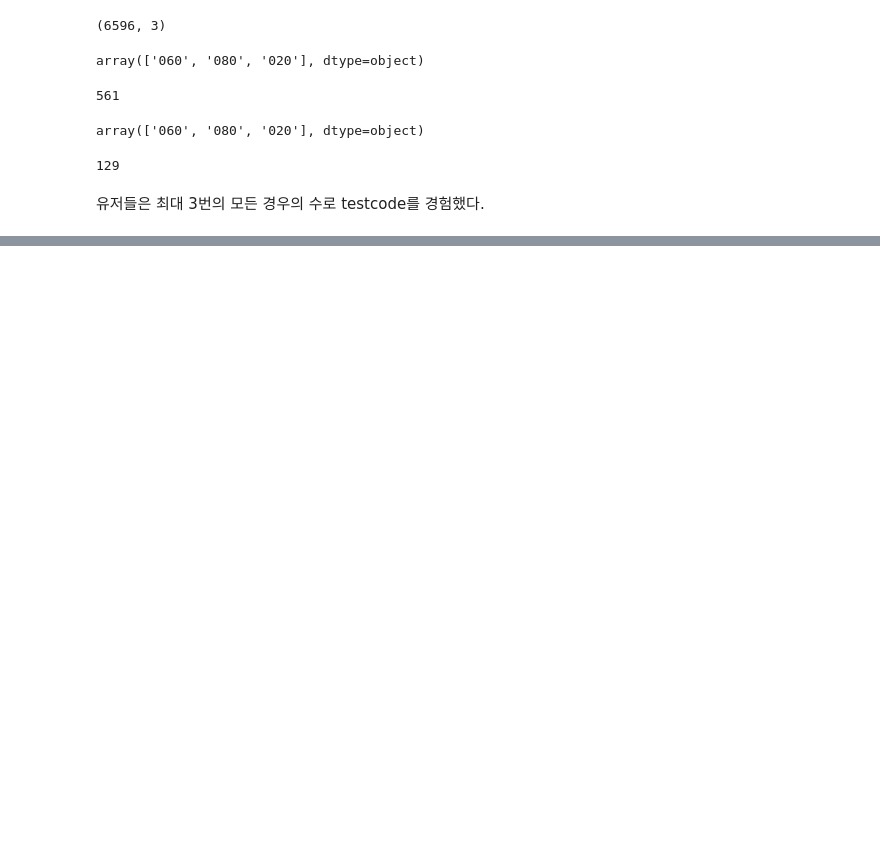
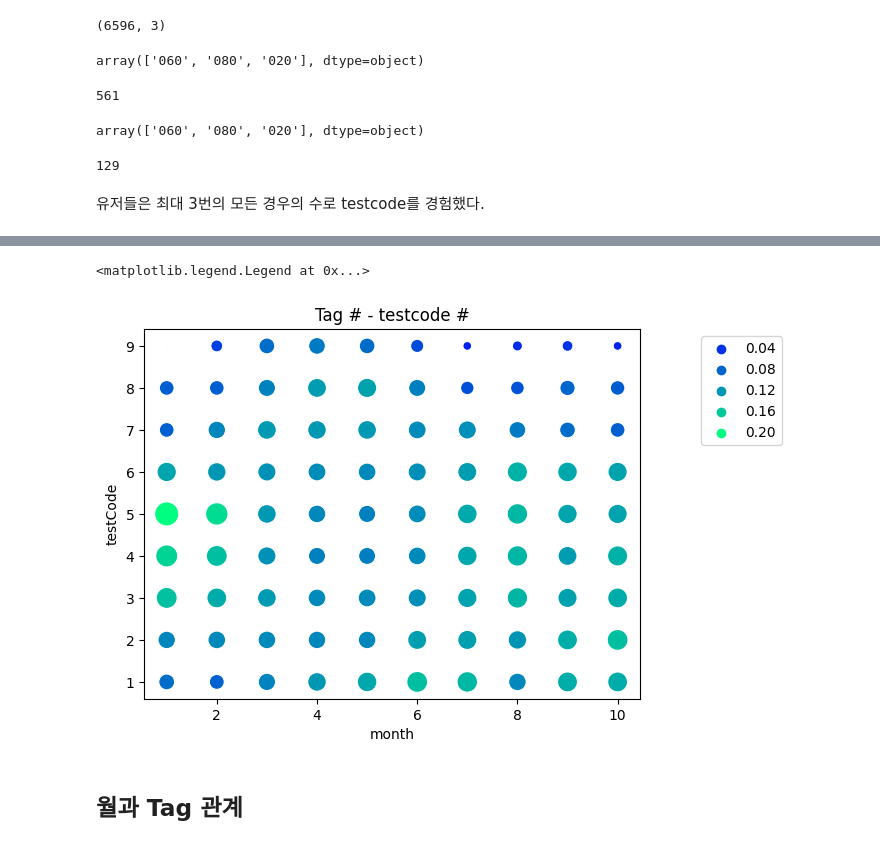
Before and after one commit to boostcampaitech5/level2_dkt-recsys-09, a Jupyter notebook: eda/khw_eda.ipynb, the cells around one changed output, grey strips where cells are left out. Saved outputs shown, nothing was run; the diff lists cells and outputs as text; code cells hidden in the pictures; blank space fills up the shorter version.

```diff
--- a/eda/khw_eda.ipynb
+++ b/eda/khw_eda.ipynb
@@ -725,0 +854,20 @@ tag_lv_groupby.sort_index()
+# %%
+month_groupby_1_10 = month_groupby[(month_groupby['month']!=11) & (month_groupby['month']!=12)]
+# %%
+g = sns.scatterplot(
+    data=month_groupby_1_10,
+    x='month',
+    y='testCode',
+    s = month_groupby_1_10['percentage']*1500,
+    hue = month_groupby_1_10['percentage'],
+    palette = 'winter',
+    legend = 'brief'
+)
+ax = plt.gca()
+ax.set_title('Tag # - testcode #')
+ax.legend(loc='upper right', bbox_to_anchor=(1.3, 1))
+# %% [output]
+<matplotlib.legend.Legend at 0x...>
+[figure, added]
+# %% [markdown]
+## 월과 Tag 관계
```
Also changed, not shown: parts of 20 cells of this notebook.
